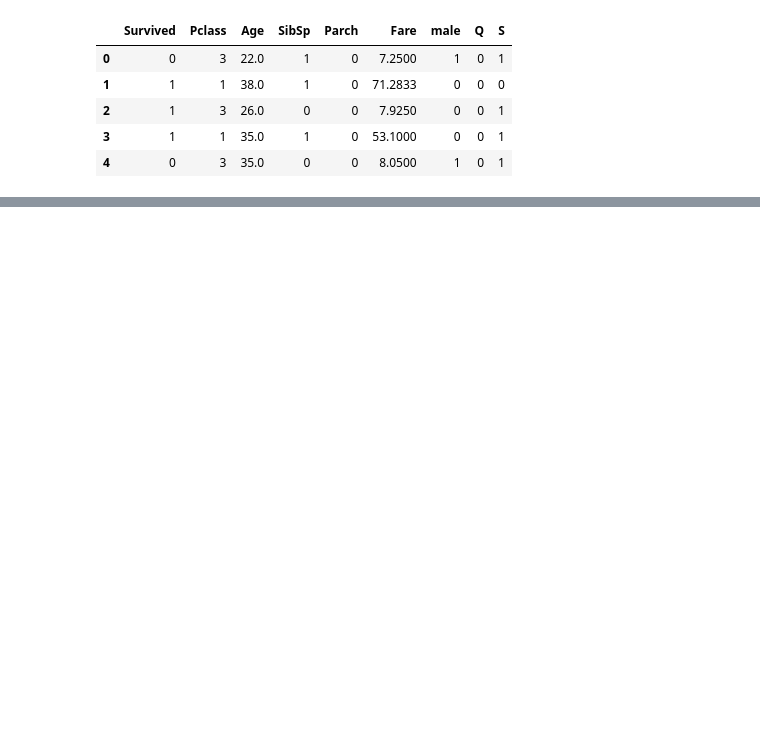
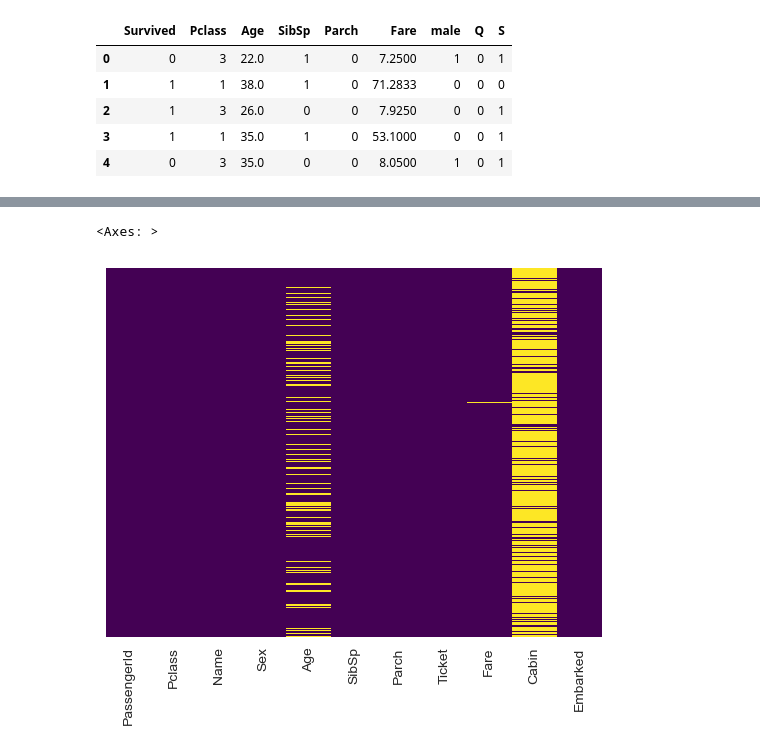
Before and after one commit to JenasJermaine/Learning-Data-Science-and-Machine-Learning, a Jupyter notebook: Logistic regression/Logistic Regression.ipynb, the cells around one changed output, grey strips where cells are left out. Saved outputs shown, nothing was run; the diff lists cells and outputs as text; code cells hidden in the pictures; blank space fills up the shorter version.

Commit message:
Titanic_Survival_Prediction using Logistic Regression

```diff
--- a/Logistic regression/Logistic Regression.ipynb
+++ b/Logistic regression/Logistic Regression.ipynb
@@ -118,3 +118,6 @@ train.head()
 | 2 | 1 | 3 | 26.0 | 0 | 0 | 7.9250 | 0 | 0 | 1 |
 | 3 | 1 | 1 | 35.0 | 1 | 0 | 53.1000 | 0 | 0 | 1 |
 | 4 | 0 | 3 | 35.0 | 0 | 0 | 8.0500 | 1 | 0 | 1 |
+# %%
+test = pd.read_csv('titanic_test.csv')
+test.head()
@@ -120,0 +131,5 @@ train.head()
+# %%
+sns.heatmap(test.isnull(),yticklabels= False, cbar= False, cmap= 'viridis')
+# %% [output]
+<Axes: >
+[figure, added]
```
Also changed, not shown: parts of 31 cells of this notebook, 1 other file.
